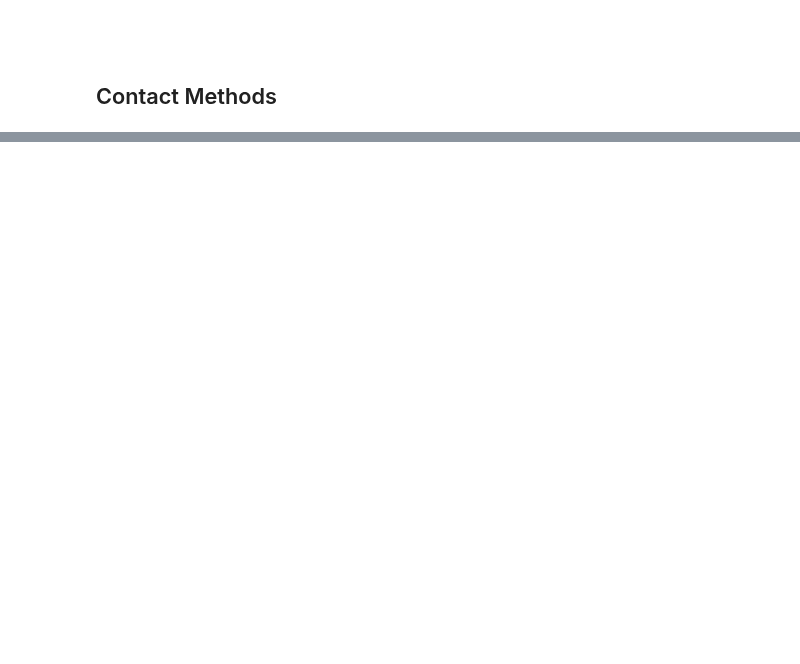
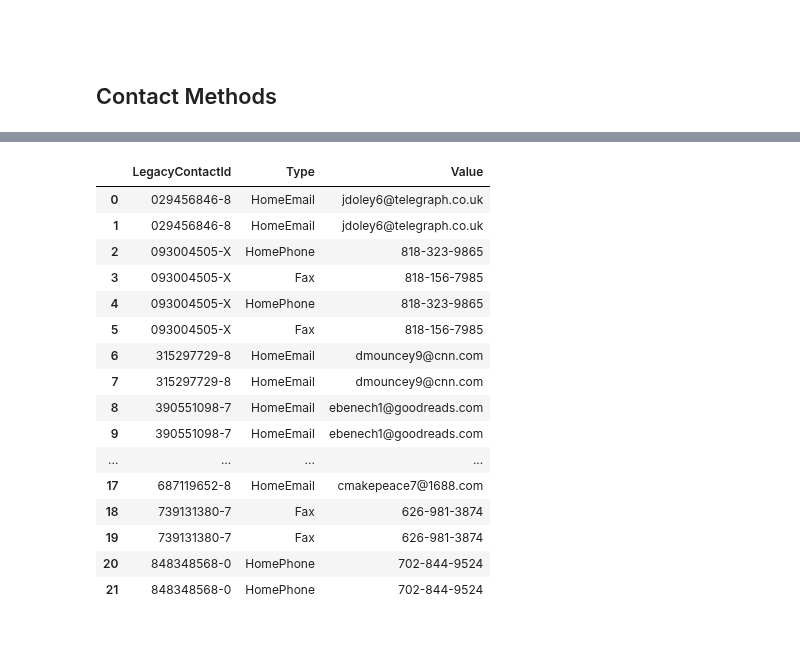
Before and after one commit to LearnThinkCreate/virtuous_interview, a Jupyter notebook: 01_SQL_Solution.ipynb, the cells around one changed output, grey strips where cells are left out. Cells and saved outputs as stored; diff of their text form; code cells hidden in the pictures; blank space fills up the shorter version.

```diff
--- a/01_SQL_Solution.ipynb
+++ b/01_SQL_Solution.ipynb
@@ -82,8 +82,8 @@ Since I'm going to be writing a lot of basic procedures as well, I'm going to cr
 # %%
 #| export
-def insert_proc(sql, proc_name, call=True):
+def insert_proc(sql, proc_name, call=True, hide_output=False):
     """Create a stored procedure and call it"""
-    insert_sql(f'DROP PROCEDURE IF EXISTS {proc_name};')
+    insert_sql(f'DROP PROCEDURE IF EXISTS {proc_name};', hide_output=hide_output)
     stmt = f"""
         CREATE PROCEDURE {proc_name}()
         BEGIN
@@ -91,9 +91,9 @@ def insert_proc(sql, proc_name, call=True):
         END;
         COMMIT;
     """
-    insert_sql(stmt)
+    insert_sql(stmt, hide_output=hide_output)
     if call:
-        insert_sql(f'CALL {proc_name}();')
+        insert_sql(f'CALL {proc_name}();', hide_output=hide_output)
 # %% [markdown]
 ## Loading Datasets Into Database
 >Using prefix 'temp_'
@@ -649,2 +597,76 @@ pd.read_sql('select * from contacts limit 5', engine)
+# %%
+#|code-fold: true
+proc = """
+CREATE TABLE IF NOT EXISTS contact_methods (
+    `LegacyContactId` VARCHAR(255),
+    `Type` VARCHAR(255),
+    `Value` VARCHAR(255)
+);
+
+BEGIN
+DECLARE done INT DEFAULT FALSE;
+DECLARE v_LegacyContactId VARCHAR(255);
+DECLARE v_HomePhone VARCHAR(255);
+DECLARE v_HomeEmail VARCHAR(255);
+DECLARE v_Fax VARCHAR(255);
+DECLARE cur CURSOR FOR
+    SELECT DISTINCT
+        contacts.`LegacyContactId` AS LegacyContactId,
+        contacts.`HomePhone` AS HomePhone,
+        contacts.`HomeEmail` AS HomeEmail,
+        temp_contact_methods.Fax AS fax
+    FROM
+        contacts
+    JOIN
+        temp_contact_methods ON temp_contact_methods.DonorNumber = contacts.`LegacyContactId`;
+
+DECLARE CONTINUE HANDLER FOR NOT FOUND SET done = 1;
+
+    OPEN cur;
+
+    read_loop: LOOP
+        FETCH cur INTO v_LegacyContactId, v_HomePhone, v_HomeEmail,v_Fax;
+
+        IF done THEN
+            LEAVE read_loop;
+        END IF;
+
+        INSERT INTO contact_methods (`LegacyContactId`, `Type`, `Value`) VALUES
+            (v_LegacyContactId, 'HomePhone', v_HomePhone),
+            (v_LegacyContactId, 'HomeEmail', v_HomeEmail),
+            (v_LegacyContactId, 'Fax', v_Fax);
+    END LOOP;
+
+    CLOSE cur;
+END;
+
+-- Delete records from contact methods where value is null or ''
+DELETE FROM contact_methods WHERE `Value` IS NULL OR `Value` = '';
+
+
+commit;
+
+
+"""
+insert_proc(proc, 'transform_contact_methods', call=True, hide_output=True)
+pd.read_sql('select * from contact_methods order by LegacyContactId', con=engine)
+# %% [output]
+|  | LegacyContactId | Type | Value |
+| 0 | 029456846-8 | HomeEmail | jdoley6@telegraph.co.uk |
+| 1 | 029456846-8 | HomeEmail | jdoley6@telegraph.co.uk |
+| 2 | 093004505-X | HomePhone | 818-323-9865 |
+| 3 | 093004505-X | Fax | 818-156-7985 |
+| 4 | 093004505-X | HomePhone | 818-323-9865 |
+| 5 | 093004505-X | Fax | 818-156-7985 |
+| 6 | 315297729-8 | HomeEmail | dmouncey9@cnn.com |
+| 7 | 315297729-8 | HomeEmail | dmouncey9@cnn.com |
+| 8 | 390551098-7 | HomeEmail | ebenech1@goodreads.com |
+| 9 | 390551098-7 | HomeEmail | ebenech1@goodreads.com |
+| ... | ... | ... | ... |
+| 17 | 687119652-8 | HomeEmail | cmakepeace7@1688.com |
+| 18 | 739131380-7 | Fax | 626-981-3874 |
+| 19 | 739131380-7 | Fax | 626-981-3874 |
+| 20 | 848348568-0 | HomePhone | 702-844-9524 |
+| 21 | 848348568-0 | HomePhone | 702-844-9524 |
 # %% [markdown]
 <br>
```
Also changed, not shown: parts of 32 cells of this notebook, 8 other files.
